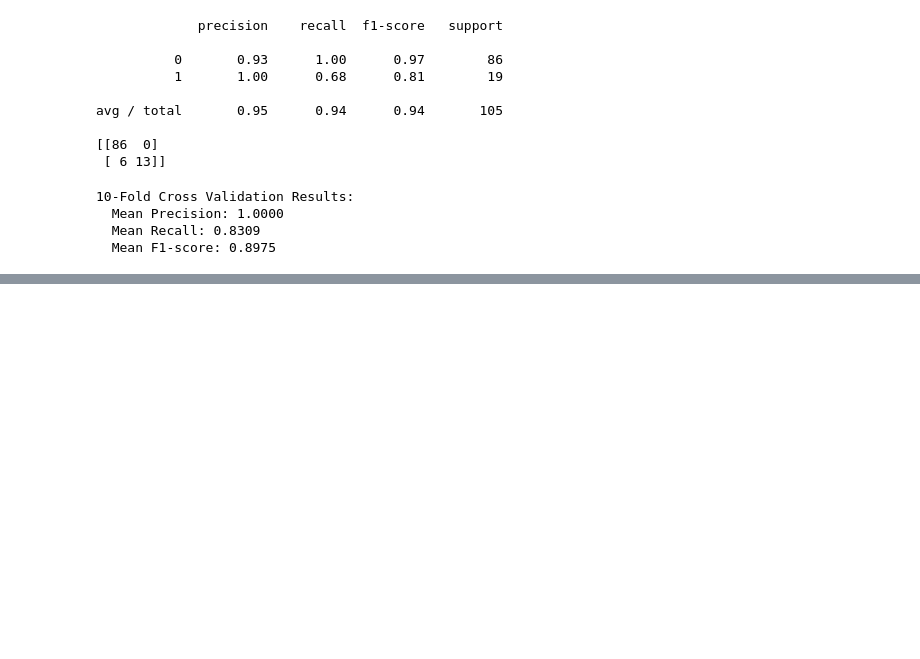
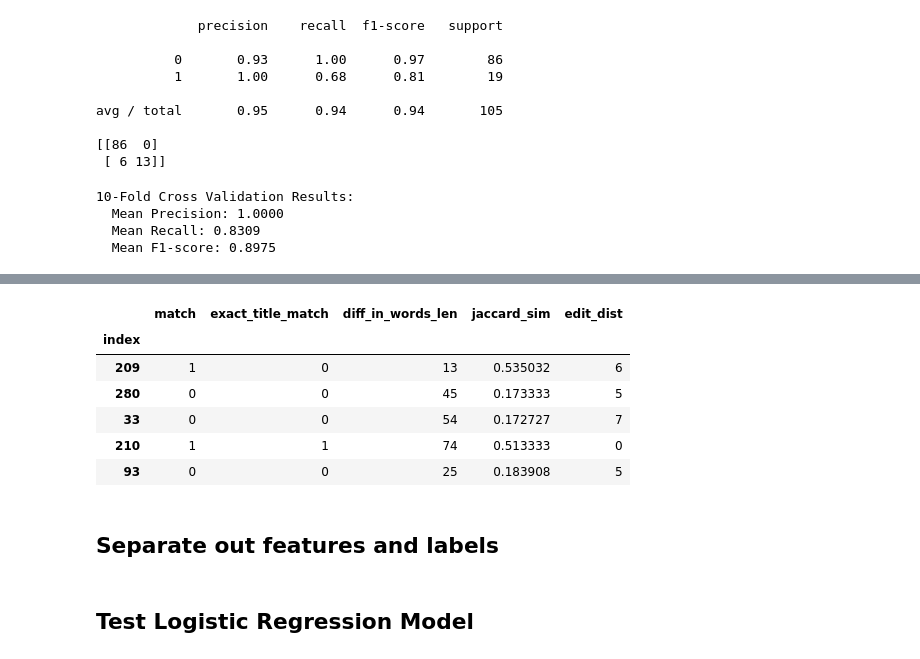
Before and after one commit to KaranTalreja/CS638, a Jupyter notebook: Stage_4_-_Matching_Algorithms.ipynb, the cells around one changed output, grey strips where cells are left out. Saved outputs shown, nothing was run; the diff lists cells and outputs as text; code cells hidden in the pictures; blank space fills up the shorter version.

Commit message:
Added scoring for 5 models applied to testing set.

```diff
--- a/Stage_4_-_Matching_Algorithms.ipynb
+++ b/Stage_4_-_Matching_Algorithms.ipynb
@@ -44,12 +44,12 @@ train_data.head(5)
 | 374 | XMEDIAN | SNON06 | 0 |
 # %%
 # Step 2: Load Spoj & Codechef raw (preprocessed in previous steps) data
-table_spoj = "https://raw.githubusercontent.com/KaranTalreja/CS638/master/spoj/json/spoj_blocking.csv?token=AKuoLY5MivG2TZG4d-muAPxqyxMxTEILks5YOF8cwA%3D%3D"
+table_spoj = "https://raw.githubusercontent.com/KaranTalreja/CS638/master/spoj/json/spoj_blocking.csv?token=AKuoLRrrxEAtHN7qQT-TH_apcH4WecUoks5YScNrwA%3D%3D"
 table_A = pd.read_csv(urlopen(table_spoj)).drop("Unnamed: 0", axis=1)
 table_A["words"] = table_A["description"].fillna("") + table_A["input"].fillna("") + table_A["output"].fillna("")
 table_A = table_A.drop(["description", "input", "output"], axis=1)
 
-table_codechef = "https://raw.githubusercontent.com/KaranTalreja/CS638/master/codechef/data/codechef_blocking.csv?token=AKuoLXwjsuxUcagsz8a-rKDmRJpIx82Wks5YOF80wA%3D%3D"
+table_codechef = "https://raw.githubusercontent.com/KaranTalreja/CS638/master/codechef/data/codechef_blocking.csv?token=AKuoLSCxmyusl0MG-Bqa1AJxtgkiN-YZks5YScOIwA%3D%3D"
 table_B = pd.read_csv(urlopen(table_codechef))
 table_B["words"] = table_B["description"].fillna("") + table_B["input"].fillna("") + table_B["output"].fillna("")
 table_B = table_B.drop(["description", "input", "output"], axis=1)
@@ -326,0 +338,73 @@ print "  Mean F1-score: %.4f" % cross_val_score(NB_model, X, y, cv=k_fold, n_job
+# %%
+# Step 3: Merge Spoj & Codechef to one table
+testing = pd.DataFrame()
+
+for i,j in test_data.iterrows():
+    A_title, A_solve_rate_normalized, A_words = table_A[table_A["title"] == j["ltable_problem_code"]].drop("difficulty_normalized", axis=1).values[0]
+    A_index = table_A[table_A["title"] == j["ltable_problem_code"]].drop("difficulty_normalized", axis=1).index.values[0]
+
+    B_title, B_solve_rate_normalized, B_words = table_B[table_B["title"] == j["rtable_problem_code"]].drop("Unnamed: 0", axis=1).values[0]
+    B_index = table_B[table_B["title"] == j["rtable_problem_code"]].drop("Unnamed: 0", axis=1).index.values[0]
+
+    match = j["Match (0 / 1)"]
+
+    testing = testing.append([{
+                "index": i,
+                "A_index": A_index,
+                "A_title": A_title,
+                "A_solve_rate_normalized": A_solve_rate_normalized,
+                "A_words": A_words,
+                "B_index": B_index,
+                "B_title": B_title,
+                "B_solve_rate_normalized": B_solve_rate_normalized,
+                "B_words": B_words,
+                "match": match,
+            }])
+
+testing = testing.set_index("index")
+
+# Step 4: Create features to train model
+
+def exact_match_title(df):
+    if df["A_title"] == df["B_title"]:
+        return 1
+    else:
+        return 0
+
+def words_length(df):
+    A_word_len = len(df["A_words"].split(" "))
+    B_word_len = len(df["B_words"].split(" "))
+    return abs(A_word_len - B_word_len)
+
+def jaccard_similarity(x,y):
+    intersection_cardinality = len(set.intersection(*[set(x), set(y)]))
+    union_cardinality = len(set.union(*[set(x), set(y)]))
+    return intersection_cardinality/float(union_cardinality)
+
+def jaccard_A_B(df):
+    A_word_len = df["A_words"].split(" ")
+    B_word_len = df["B_words"].split(" ")
+    return jaccard_similarity(A_word_len, B_word_len)
+
+def title_edit_dist(df):
+    A_title = df["A_title"]
+    B_title = df["B_title"]
+    return edit_distance(A_title, B_title)
+
+testing["exact_title_match"] = testing.apply(exact_match_title, axis=1)
+testing["diff_in_words_len"] = testing.apply(words_length, axis=1)
+testing["jaccard_sim"] = testing.apply(jaccard_A_B, axis=1)
+testing["edit_dist"] = testing.apply(title_edit_dist, axis=1)
+testing_features = testing[["match","exact_title_match","diff_in_words_len","jaccard_sim", "edit_dist"]]
+
+testing_features.head()
+# %% [output]
+|  | match | exact_title_match | diff_in_words_len | jaccard_sim | edit_dist |
+| index |  |  |  |  |  |
+| 209 | 1 | 0 | 13 | 0.535032 | 6 |
+| 280 | 0 | 0 | 45 | 0.173333 | 5 |
+| 33 | 0 | 0 | 54 | 0.172727 | 7 |
+| 210 | 1 | 1 | 74 | 0.513333 | 0 |
+| 93 | 0 | 0 | 25 | 0.183908 | 5 |
+# %% [markdown]
+## Separate out features and labels
@@ -326,0 +414,2 @@ print "  Mean F1-score: %.4f" % cross_val_score(NB_model, X, y, cv=k_fold, n_job
+# %% [markdown]
+## Test Logistic Regression Model
```
Also changed, not shown: parts of 12 cells of this notebook.
